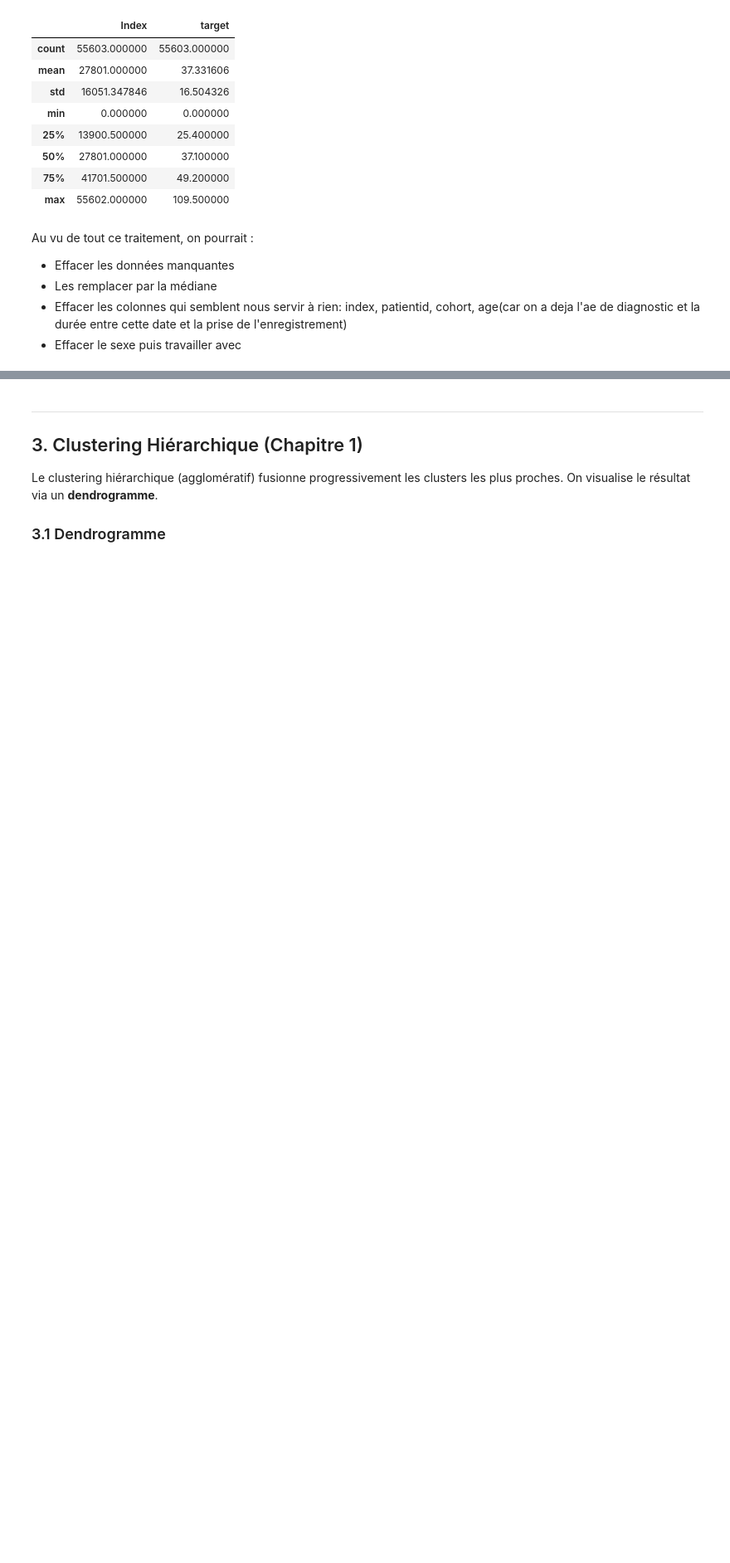
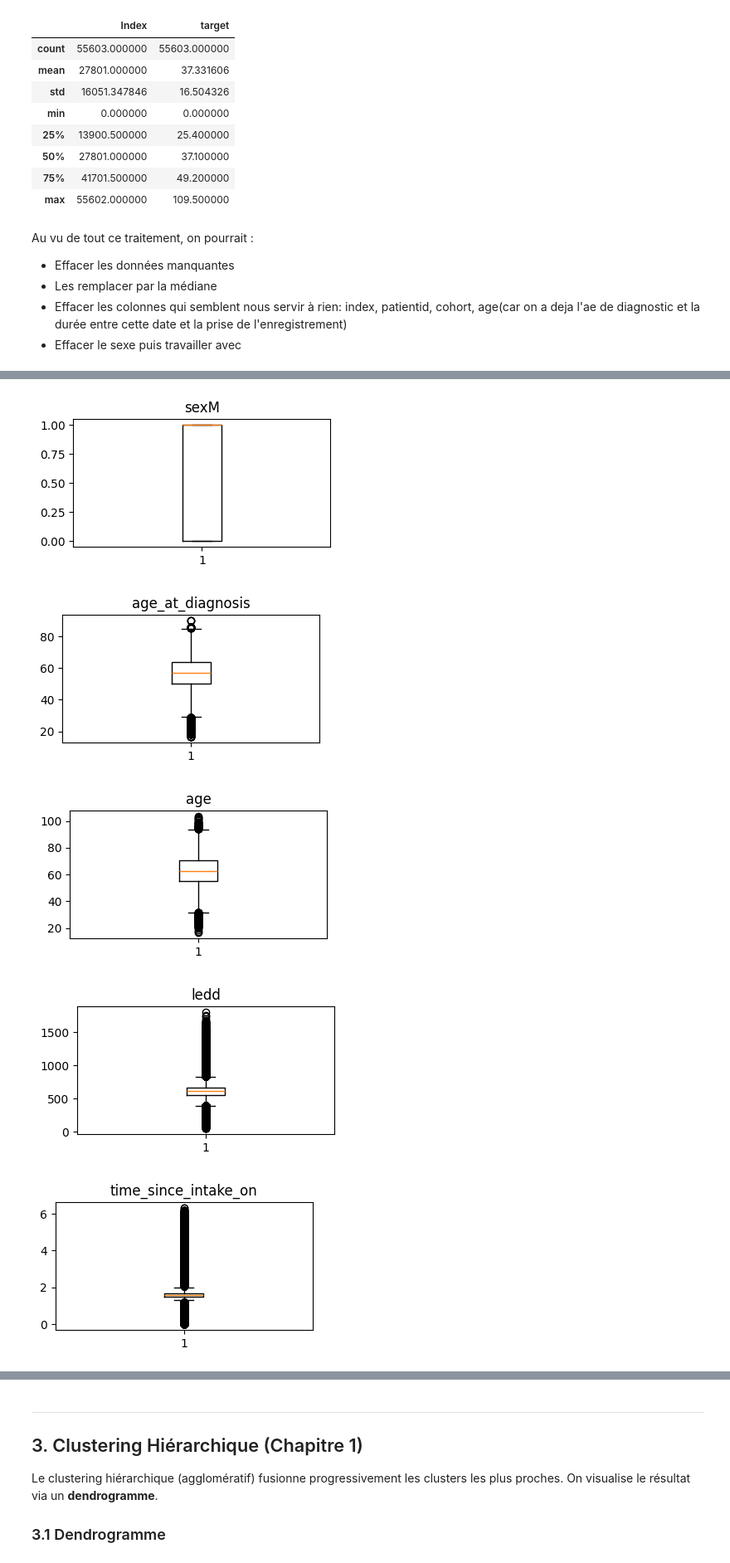
Before and after one commit to 237Fresnel/challengeIFIE2, a Jupyter notebook: Exercice1_Tutoriel_Iris.ipynb, the cells around one changed output, grey strips where cells are left out. Shown at 83% size. Drawn from its saved outputs; the diff is of its cells as text; code cells hidden in the pictures; blank space fills up the shorter version.

```diff
--- a/Exercice1_Tutoriel_Iris.ipynb
+++ b/Exercice1_Tutoriel_Iris.ipynb
@@ -227,0 +299,16 @@ Après normalisation — std     : [1. 1. 1. 1.]
+# %%
+#Boxplot pour visualiser les valeurs aberrantes
+
+num_cols = X_tr.select_dtypes(include=np.number).columns
+
+for col in num_cols:
+    plt.figure(figsize=(4, 2))
+    plt.boxplot(X_tr[col])
+    plt.title(col)
+    plt.show()
+# %% [output]
+[figure, added]
+[figure, added]
+[figure, added]
+[figure, added]
+[figure, added]
```
Also changed, not shown: parts of 20 cells of this notebook.
